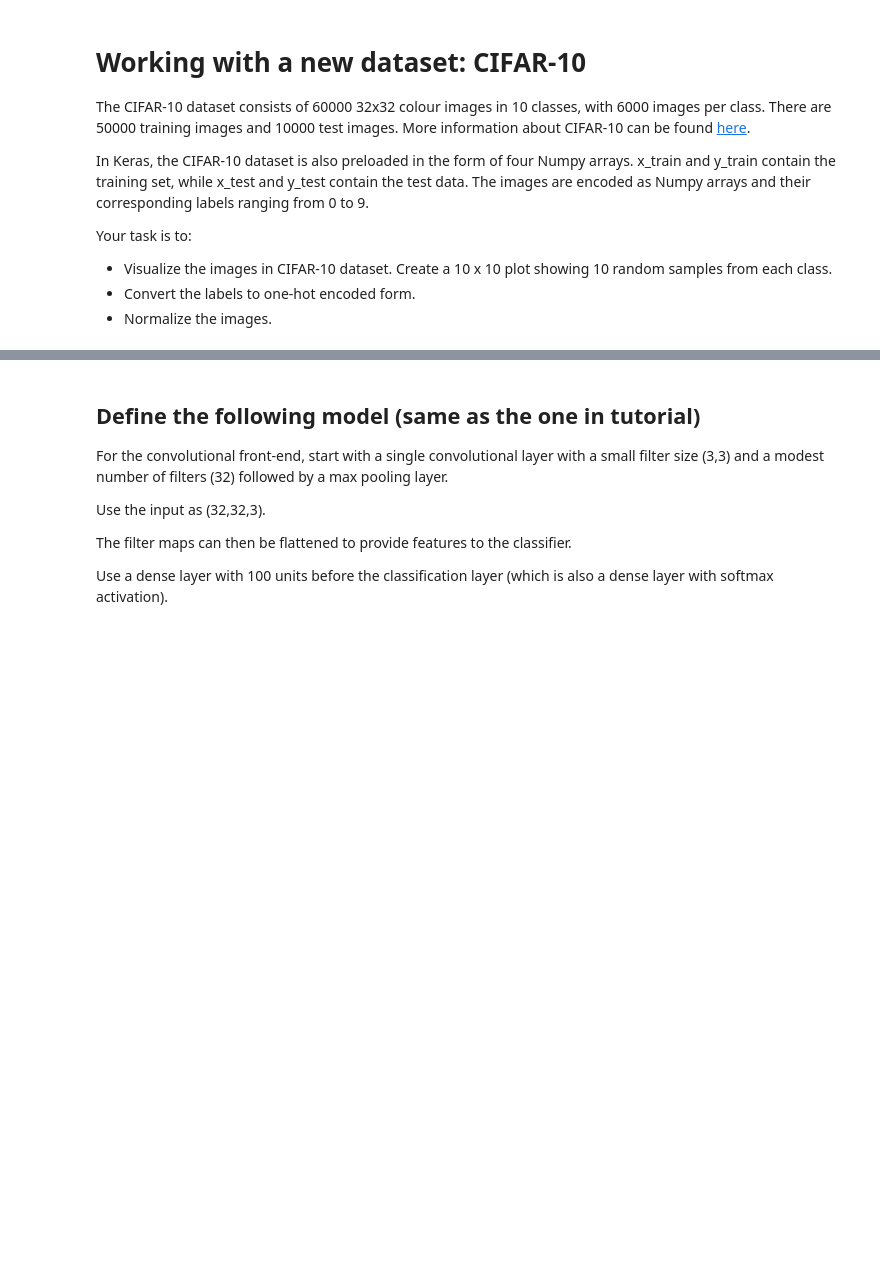
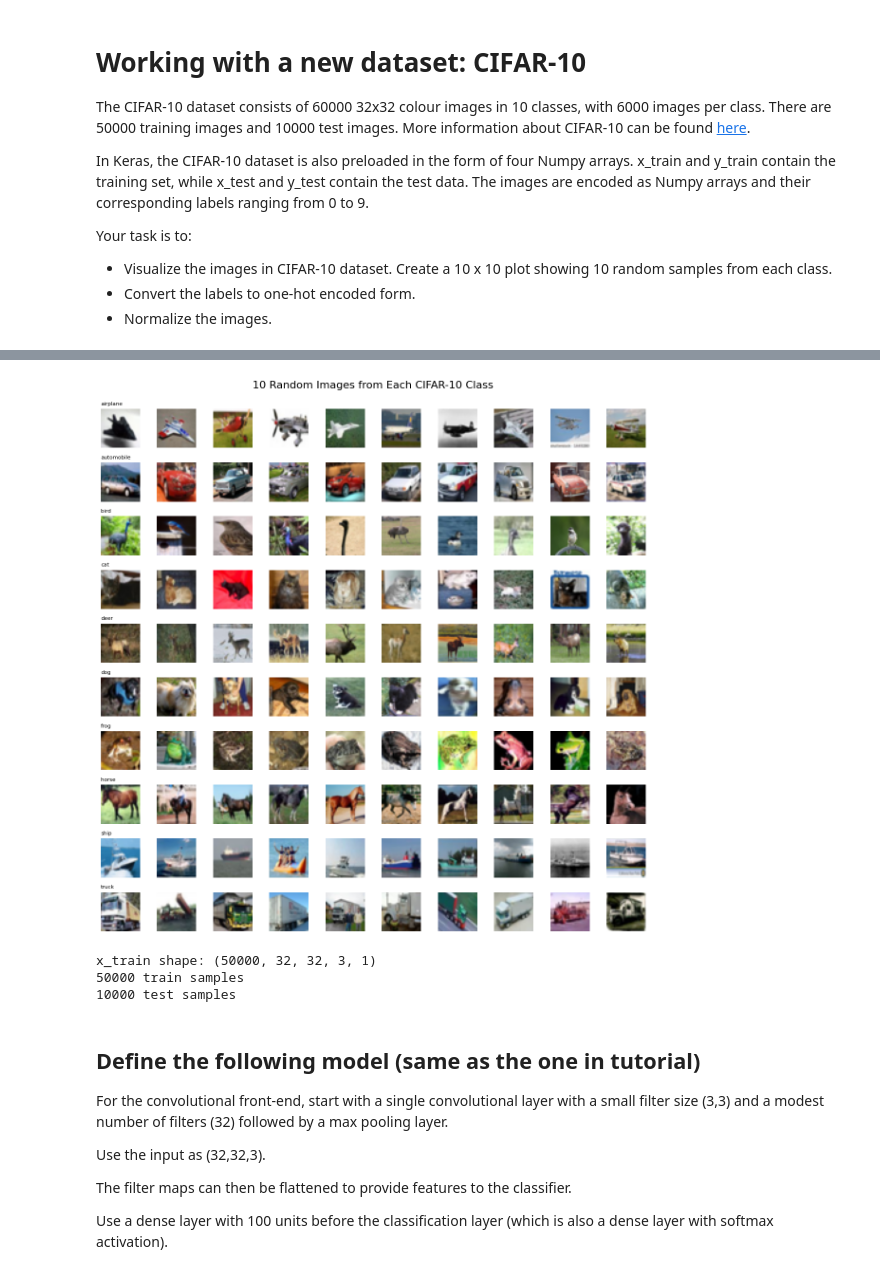
Before and after one commit to MercyMoparthy/lab-image-classification-using-convolutional-neural-networks, a Jupyter notebook: main.ipynb, the cells around one changed output, grey strips where cells are left out. Drawn from its saved outputs; the diff is of its cells as text; code cells hidden in the pictures; blank space fills up the shorter version.

```diff
--- a/main.ipynb
+++ b/main.ipynb
@@ -47,0 +45,35 @@ Downloading data from https://www.cs.toronto.edu/~kriz/cifar-10-python.tar.gz
+# %%
+# @title Default title text
+# Your code here :
+# Class labels in CIFAR-10
+class_names = [
+    'airplane', 'automobile', 'bird', 'cat', 'deer',
+    'dog', 'frog', 'horse', 'ship', 'truck'
+]
+
+# Collect 10 samples per class
+samples_per_class = {i: [] for i in range(10)}
+for img, label in zip(x_train, y_train):
+    label = int(label)  # Convert from array to int
+    if len(samples_per_class[label]) < 10:
+        samples_per_class[label].append(img)
+    if all(len(v) == 10 for v in samples_per_class.values()):
+        break
+
+# Plot the 10x10 grid
+fig, axes = plt.subplots(10, 10, figsize=(12, 12))
+fig.suptitle("10 Random Images from Each CIFAR-10 Class", fontsize=16)
+
+for class_idx in range(10):
+    for sample_idx in range(10):
+        ax = axes[class_idx, sample_idx]
+        ax.imshow(samples_per_class[class_idx][sample_idx])
+        ax.axis('off')
+        if sample_idx == 0:
+            ax.set_title(class_names[class_idx], fontsize=8, rotation=0, loc='left')
+
+plt.tight_layout()
+plt.subplots_adjust(top=0.93)
+plt.show()
+# %% [output]
+[figure, added]
@@ -48,3 +84,17 @@ Downloading data from https://www.cs.toronto.edu/~kriz/cifar-10-python.tar.gz
+# %%
+# Scale images to the [0, 1] range
+x_train = x_train.astype("float32") / 255
+x_test = x_test.astype("float32") / 255
+# Make sure images have shape (28, 28, 1)
+x_train = np.expand_dims(x_train, -1)
+x_test = np.expand_dims(x_test, -1)
+print("x_train shape:", x_train.shape)
+print(x_train.shape[0], "train samples")
+print(x_test.shape[0], "test samples")
+# %% [output]
+x_train shape: (50000, 32, 32, 3, 1)
+50000 train samples
+10000 test samples
 # %% [markdown]
 ## Define the following model (same as the one in tutorial)
 
```
Also changed, not shown: parts of 40 cells of this notebook.
